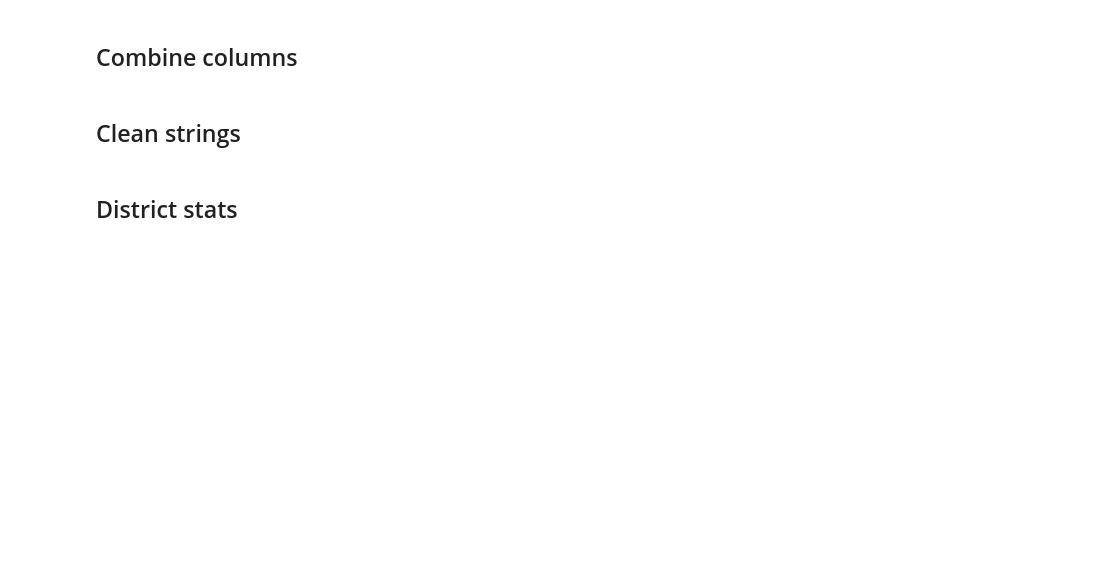
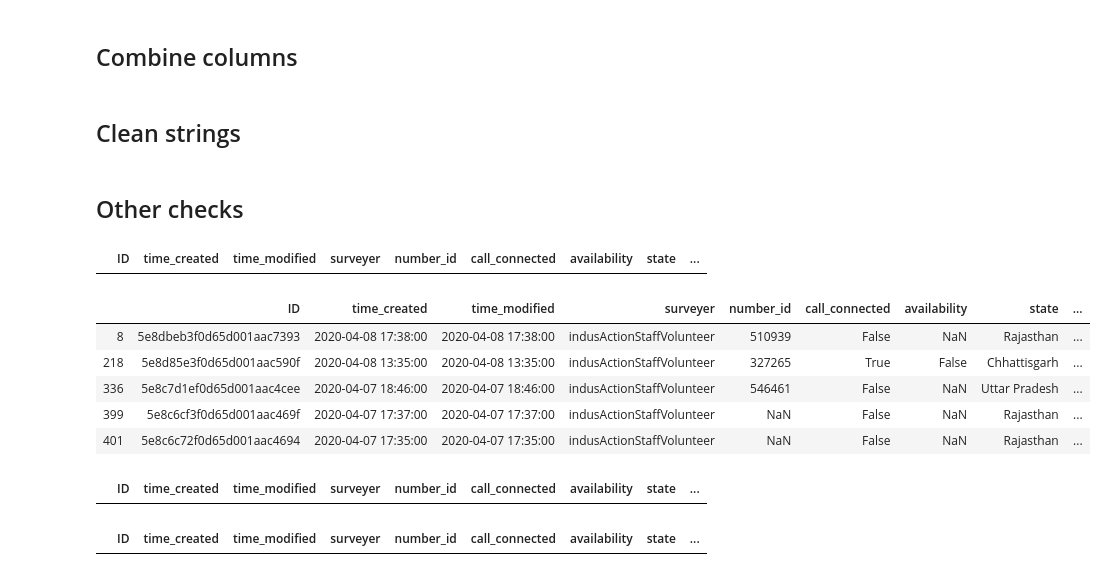
Before and after one commit to shrutijain90/indus-action, a Jupyter notebook: IA_survey_to_dashboard.ipynb, the cells around one changed output. Drawn from its saved outputs; the diff is of its cells as text; code cells hidden in the pictures; blank space fills up the shorter version.

```diff
--- a/IA_survey_to_dashboard.ipynb
+++ b/IA_survey_to_dashboard.ipynb
@@ -59,7 +59,7 @@ def gsheet2df(gsheet):
         return df
 # %%
 spreadsheet = '1EHTQy7nnT0JWgiWenlgxbGOpTN0jvc3ZWMSYVcb3reQ'
-sheet_range = '6th April 2020!A:XX'
+sheet_range = '8th April 2020!A:XX'
 
 survey_responses = sheet.values().get(spreadsheetId=spreadsheet, range=sheet_range).execute()
 # %%
@@ -89,7 +89,8 @@ survey = survey.drop(['_2'], 1)
 # %%
 # Column names
 survey = survey.rename(columns={"_id": "ID", "created": "time_created", "modified": "time_modified",
-                                "MOB_ID": "mob_id", "introductionCallConnected": "call_connected",
+                                "introductionIam": "surveyer",
+                                "NUMBER_ID": "number_id", "introductionCallConnected": "call_connected",
                                 "introductionAvailability": "availability", "locationSelectState": "state",
                                 "locationNameofArea": "sub_district", "endCallStatusEndCallStatus": "end_call_status",
                                 "NameoftheDistrict": "district", "1_1": "need_meds", "1_2": "comments_health",
@@ -119,6 +120,8 @@ binary_cols = ['call_connected', 'availability', 'need_meds', 'have_food', 'rece
 
 survey[binary_cols] = survey[binary_cols].replace(to_replace=r'(?i)^(yes|true)', value=True, regex=True)
 survey[binary_cols] = survey[binary_cols].replace(to_replace=r'(?i)^(no|false)', value=False, regex=True)
+# %%
+survey['time_created'] = pd.to_datetime(survey['time_created'], format='%Y-%m-%d %I:%M %p UTC')
 # %%
 # date columns
 survey['time_created'] = pd.to_datetime(survey['time_created'], format='%Y-%m-%d %I:%M %p UTC')
@@ -143,4 +146,29 @@ survey['employment_status'] = survey['employment_status'].apply(lambda x: re.sub
 # NaNs
 survey.replace(r'^\s*$', np.NaN, regex=True, inplace=True)
 survey.dropna(axis=1, how="all", inplace=True)
+# %% [markdown]
+## Other checks
+# %%
+# duplicated rows
+survey[survey.duplicated('ID')]
+# %% [output]
+|  | ID | time_created | time_modified | surveyer | number_id | call_connected | availability | state | ... |
+# %%
+# data present when call not connected or no availability
+nodata_rows = survey[(survey['call_connected']==False) | (survey['availability']==False)]
+nodata_rows[pd.notnull(nodata_rows[nodata_rows.columns.difference(['ID', 'time_created', 'time_modified', 'surveyer',
+                                                                  'number_id', 'call_connected',
+                                                                  'availability', 'end_call_status'])]).all(axis=1)]
+# %% [output]
+|  | ID | time_created | time_modified | surveyer | number_id | call_connected | availability | state | ... |
+| 8 | 5e8dbeb3f0d65d001aac7393 | 2020-04-08 17:38:00 | 2020-04-08 17:38:00 | indusActionStaffVolunteer | 510939 | False | NaN | Rajasthan | ... |
+| 218 | 5e8d85e3f0d65d001aac590f | 2020-04-08 13:35:00 | 2020-04-08 13:35:00 | indusActionStaffVolunteer | 327265 | True | False | Chhattisgarh | ... |
+| 336 | 5e8c7d1ef0d65d001aac4cee | 2020-04-07 18:46:00 | 2020-04-07 18:46:00 | indusActionStaffVolunteer | 546461 | False | NaN | Uttar Pradesh | ... |
+| 399 | 5e8c6cf3f0d65d001aac469f | 2020-04-07 17:37:00 | 2020-04-07 17:37:00 | indusActionStaffVolunteer | NaN | False | NaN | Rajasthan | ... |
+| 401 | 5e8c6c72f0d65d001aac4694 | 2020-04-07 17:35:00 | 2020-04-07 17:35:00 | indusActionStaffVolunteer | NaN | False | NaN | Rajasthan | ... |
+# %%
+# call not connected but available
+nodata_rows[(nodata_rows['call_connected']==False) & (nodata_rows['availability']==True)]
+# %% [output]
+|  | ID | time_created | time_modified | surveyer | number_id | call_connected | availability | state | ... |
 # %%
@@ -149,2 +177,0 @@ survey.drop_duplicates(inplace=True)
-# %% [markdown]
-## District stats
@@ -158,0 +182,5 @@ district_dashboard = pd.DataFrame(columns = column_names)
+# %%
+# state not entered
+survey[survey['state'].isnull()]
+# %% [output]
+|  | ID | time_created | time_modified | surveyer | number_id | call_connected | availability | state | ... |
```
Also changed, not shown: parts of 24 cells of this notebook.
